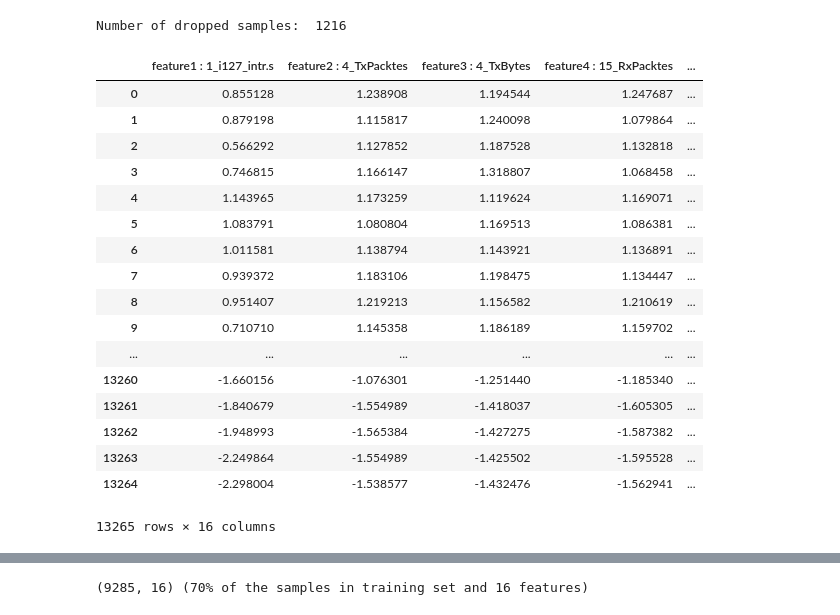
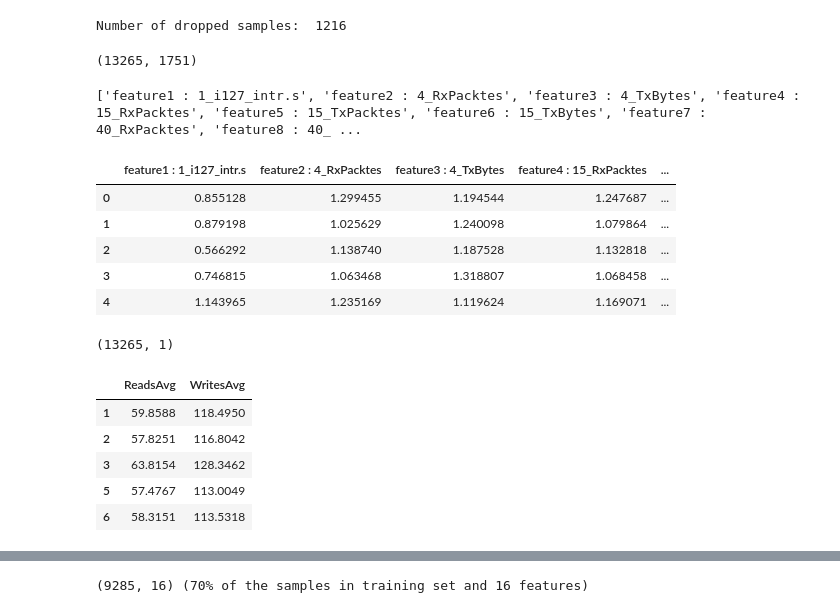
Before and after one commit to tiannymonti/network_analytics, a Jupyter notebook: Project2_Forecasting_Task1.ipynb, the cells around one changed output, grey strips where cells are left out. Cells and saved outputs as stored; diff of their text form; code cells hidden in the pictures.

```diff
--- a/Project2_Forecasting_Task1.ipynb
+++ b/Project2_Forecasting_Task1.ipynb
@@ -45,6 +59,10 @@ Y_clean = Y_new.drop(labels=remove, axis=0, inplace=False)
 print("Number of dropped samples: ", (len(remove)))
 # %% [output]
 Number of dropped samples:  1216
+# %%
+X_clean.shape
+# %% [output]
+(13265, 1751)
 # %%
 #Reduce the dimensionality of the feature space
 tree = ExtraTreesRegressor(n_estimators=100, n_jobs=20)
@@ -57,27 +75,35 @@ for i, n in enumerate(X_clean):
     if get_feat[i]:
         top_features.append(n)
 feature_name = []
-for i in range(16):
-    feature_name.append('feature'+str(i+1)+" : "+top_features[i])
-X_latest = pd.DataFrame(data = X_fs,columns= feature_name)
-Y_latest = pd.DataFrame(data = Y_clean,columns= Y_dropped.columns)
-X_latest
-# %% [output]
-|  | feature1 : 1_i127_intr.s | feature2 : 4_TxPacktes | feature3 : 4_TxBytes | feature4 : 15_RxPacktes | ... |
-| 0 | 0.855128 | 1.238908 | 1.194544 | 1.247687 | ... |
-| 1 | 0.879198 | 1.115817 | 1.240098 | 1.079864 | ... |
-| 2 | 0.566292 | 1.127852 | 1.187528 | 1.132818 | ... |
-| 3 | 0.746815 | 1.166147 | 1.318807 | 1.068458 | ... |
-| 4 | 1.143965 | 1.173259 | 1.119624 | 1.169071 | ... |
-| 5 | 1.083791 | 1.080804 | 1.169513 | 1.086381 | ... |
-| 6 | 1.011581 | 1.138794 | 1.143921 | 1.136891 | ... |
-| 7 | 0.939372 | 1.183106 | 1.198475 | 1.134447 | ... |
-| 8 | 0.951407 | 1.219213 | 1.156582 | 1.210619 | ... |
-| 9 | 0.710710 | 1.145358 | 1.186189 | 1.159702 | ... |
-| ... | ... | ... | ... | ... | ... |
-| 13260 | -1.660156 | -1.076301 | -1.251440 | -1.185340 | ... |
-| 13261 | -1.840679 | -1.554989 | -1.418037 | -1.605305 | ... |
-| 13262 | -1.948993 | -1.565384 | -1.427275 | -1.587382 | ... |
-| 13263 | -2.249864 | -1.554989 | -1.425502 | -1.595528 | ... |
-| 13264 | -2.298004 | -1.538577 | -1.432476 | -1.562941 | ... |
-13265 rows × 16 columns
+# %%
+for i in range(16):
+    feature_name.append('feature'+str(i+1)+" : "+top_features[i])
+
+print(feature_name)
+# %% [output]
+['feature1 : 1_i127_intr.s', 'feature2 : 4_RxPacktes', 'feature3 : 4_TxBytes', 'feature4 : 15_RxPacktes', 'feature5 : 15_TxPacktes', 'feature6 : 15_TxBytes', 'feature7 : 40_RxPacktes', 'feature8 : 40_ ...
+# %%
+X_latest = pd.DataFrame(data = X_fs,columns= feature_name)
+Y_latest = pd.DataFrame(data = Y_clean,columns= Y_dropped.columns)
+
+X_latest.head()
+# %% [output]
+|  | feature1 : 1_i127_intr.s | feature2 : 4_RxPacktes | feature3 : 4_TxBytes | feature4 : 15_RxPacktes | ... |
+| 0 | 0.855128 | 1.299455 | 1.194544 | 1.247687 | ... |
+| 1 | 0.879198 | 1.025629 | 1.240098 | 1.079864 | ... |
+| 2 | 0.566292 | 1.138740 | 1.187528 | 1.132818 | ... |
+| 3 | 0.746815 | 1.063468 | 1.318807 | 1.068458 | ... |
+| 4 | 1.143965 | 1.235169 | 1.119624 | 1.169071 | ... |
+# %%
+Y_latest.shape
+# %% [output]
+(13265, 1)
+# %%
+Y_latest.head()
+# %% [output]
+|  | ReadsAvg | WritesAvg |
+| 1 | 59.8588 | 118.4950 |
+| 2 | 57.8251 | 116.8042 |
+| 3 | 63.8154 | 128.3462 |
+| 5 | 57.4767 | 113.0049 |
+| 6 | 58.3151 | 113.5318 |
```
Also changed, not shown: parts of 28 cells of this notebook, 1 other file.
